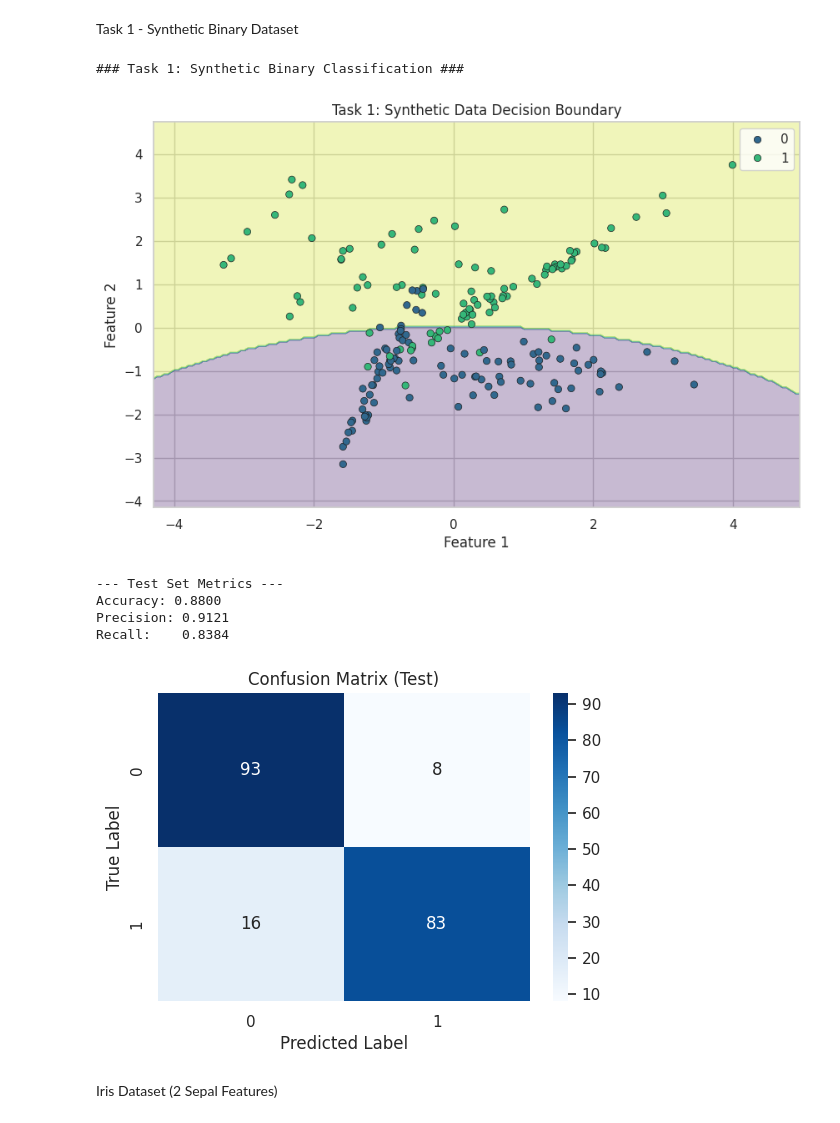
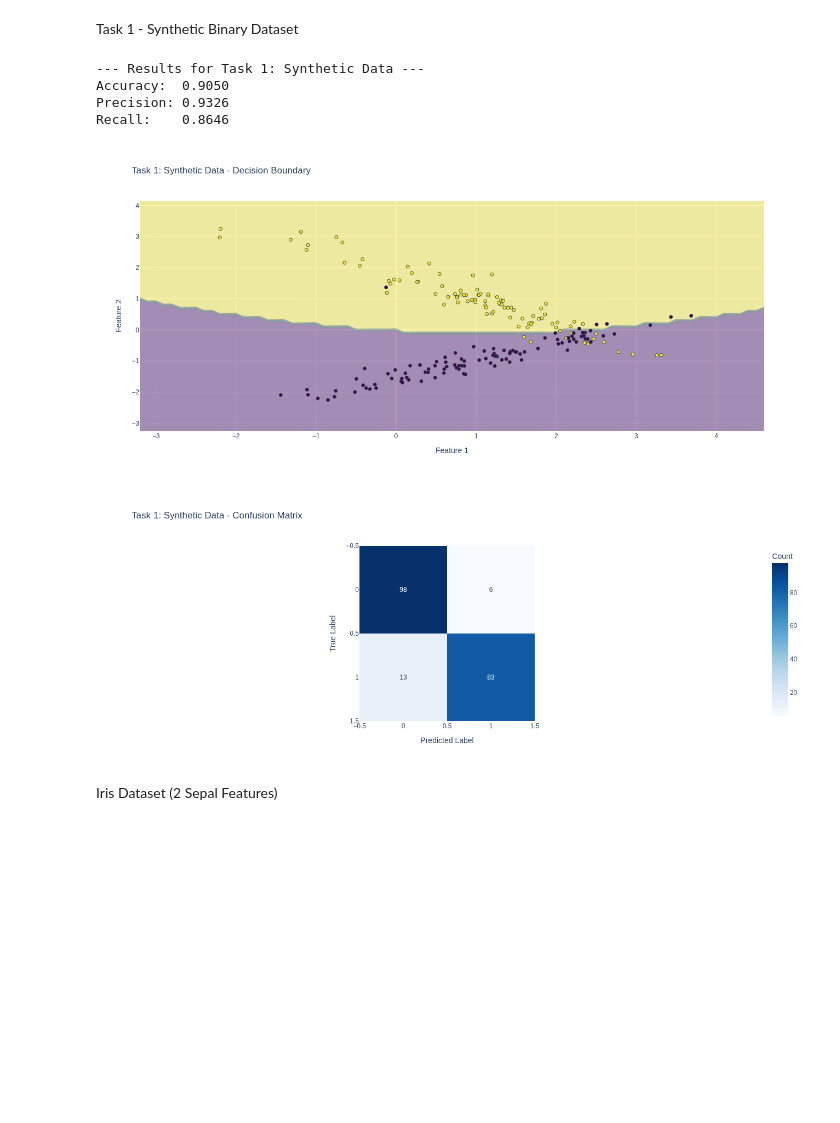
Before and after one commit to valiantlynx/pattern-recognition, a Jupyter notebook: notebooks/03 Assignment 1.ipynb, the cells around one changed output. Saved outputs shown, nothing was run; the diff lists cells and outputs as text; code cells hidden in the pictures; blank space fills up the shorter version.

```diff
--- a/notebooks/03 Assignment 1.ipynb
+++ b/notebooks/03 Assignment 1.ipynb
@@ -1,14 +1,11 @@
 # %%
-# Imports necessary for matrix operations and plotting
 import numpy as np
-import matplotlib.pyplot as plt
-import seaborn as sns
+import pandas as pd
+import plotly.express as px
+import plotly.graph_objects as go
 from sklearn.datasets import make_classification, load_iris
 from sklearn.model_selection import train_test_split
 from sklearn.metrics import accuracy_score, precision_score, recall_score, confusion_matrix
-
-# Set style for plots
-sns.set(style="whitegrid")
 # %% [markdown]
 Question 1 and 2: Gaussian Naïve Bayes Class
 # %%
@@ -115,30 +151,27 @@ def print_metrics(y_true, y_pred, set_name="Test"):
 # %% [markdown]
 Task 1 - Synthetic Binary Dataset
 # %%
-# 1. Generate synthetic dataset
-print("### Task 1: Synthetic Binary Classification ###")
-X, y = make_classification(n_samples=1000, n_features=2, n_informative=2,
-                           n_redundant=0, random_state=42)
+# Generate synthetic binary data (1000 samples, 2 features)
+X_syn, y_syn = make_classification(n_samples=1000, n_features=2, n_informative=2,
+                                   n_redundant=0, n_clusters_per_class=1, random_state=42)
 
-# 2. Split train/test
-X_train, X_test, y_train, y_test = train_test_split(X, y, test_size=0.2, random_state=42)
+# Split data
+X_train_syn, X_test_syn, y_train_syn, y_test_syn = train_test_split(X_syn, y_syn, test_size=0.2, random_state=42)
 
-# 3. Train Model
-gnb = GaussianNaiveBayes()
-gnb.fit(X_train, y_train)
+# Train model
+gnb_syn = GaussianNBClassifier()
+gnb_syn.fit(X_train_syn, y_train_syn)
 
-# 4. Visualize and Report
-plot_decision_boundary(X_test, y_test, gnb, title="Task 1: Synthetic Data Decision Boundary")
-y_pred = gnb.predict(X_test)
-print_metrics(y_test, y_pred)
+# Predict and Visualize
+y_pred_syn = gnb_syn.predict(X_test_syn)
+plot_results(X_test_syn, y_test_syn, y_pred_syn, gnb_syn, "Task 1: Synthetic Data")
 # %% [output]
-### Task 1: Synthetic Binary Classification ###
+--- Results for Task 1: Synthetic Data ---
+Accuracy:  0.9050
+Precision: 0.9326
+Recall:    0.8646
-[figure, old version]
+[figure, new version]
---- Test Set Metrics ---
-Accuracy: 0.8800
-Precision: 0.9121
-Recall:    0.8384
-[figure, old version]
+[figure, new version]
 # %% [markdown]
 
 
```
Also changed, not shown: parts of 4 cells of this notebook, 3 other files.
